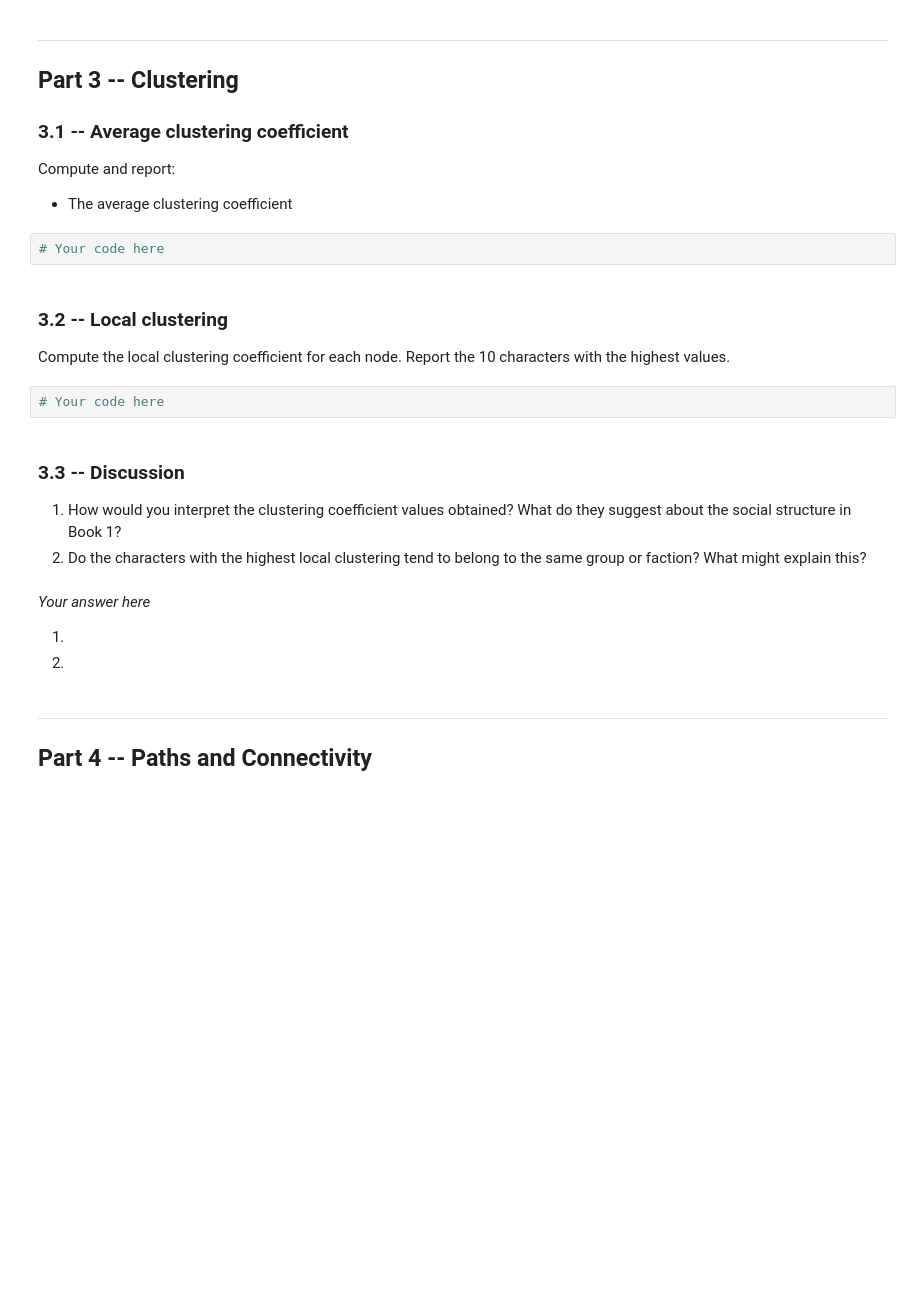
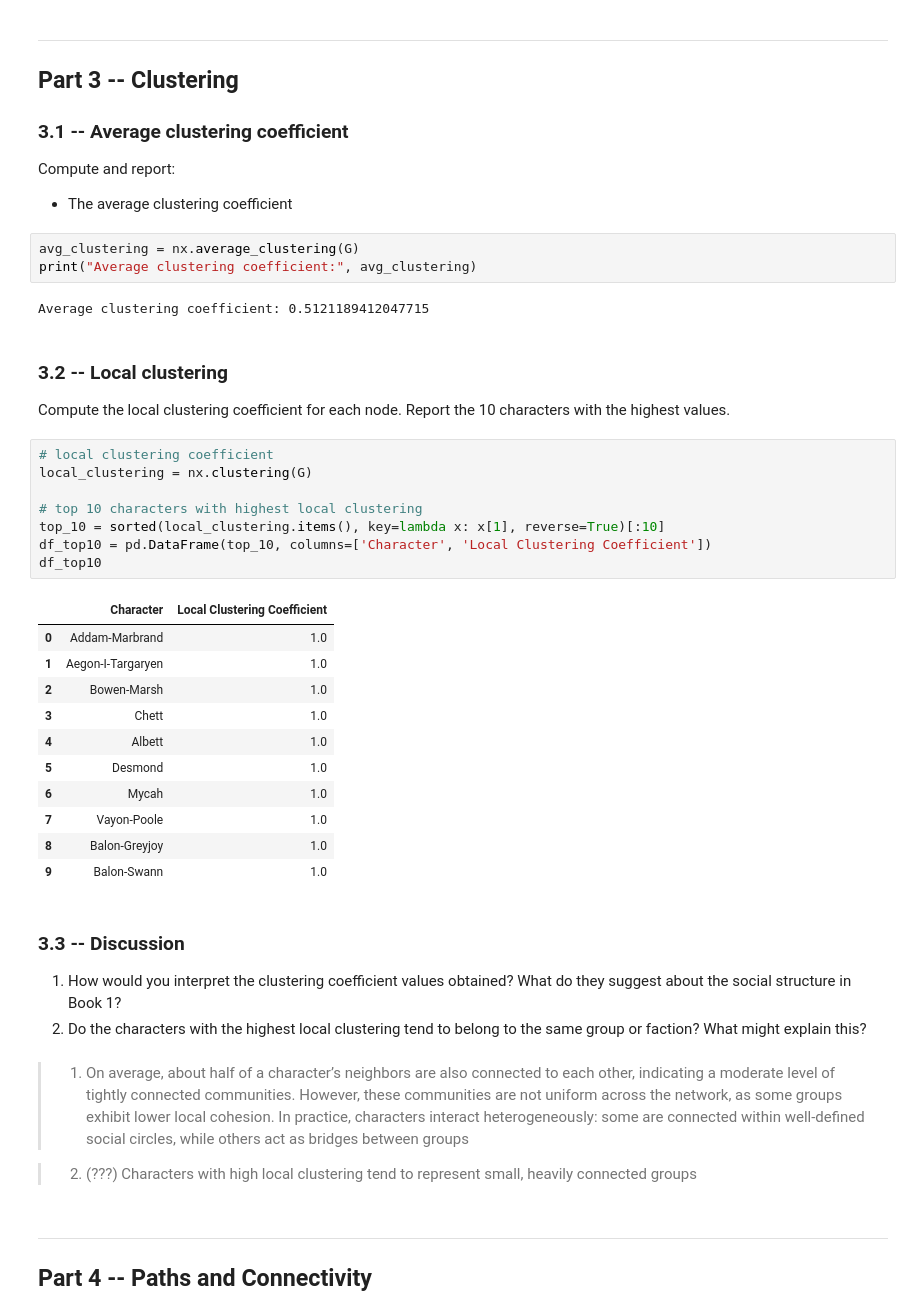
Before and after one commit to beatrizmarques2005/network-analysis, a Jupyter notebook: homeworks/Assignment01_GroupB.ipynb, the cells around one changed output. Saved outputs shown, nothing was run; the diff lists cells and outputs as text; blank space fills up the shorter version.

```diff
--- a/homeworks/Assignment01_GroupB.ipynb
+++ b/homeworks/Assignment01_GroupB.ipynb
@@ -295,23 +341,44 @@ Compute and report:
 
 - The average clustering coefficient
 # %%
-# Your code here
+avg_clustering = nx.average_clustering(G)
+print("Average clustering coefficient:", avg_clustering)
+# %% [output]
+Average clustering coefficient: 0.5121189412047715
 # %% [markdown]
 ### 3.2 -- Local clustering
 
 Compute the local clustering coefficient for each node. Report the 10 characters with the highest values.
 # %%
-# Your code here
+# local clustering coefficient
+local_clustering = nx.clustering(G)
+
+# top 10 characters with highest local clustering
+top_10 = sorted(local_clustering.items(), key=lambda x: x[1], reverse=True)[:10]
+df_top10 = pd.DataFrame(top_10, columns=['Character', 'Local Clustering Coefficient'])
+df_top10
+# %% [output]
+|  | Character | Local Clustering Coefficient |
+| 0 | Addam-Marbrand | 1.0 |
+| 1 | Aegon-I-Targaryen | 1.0 |
+| 2 | Bowen-Marsh | 1.0 |
+| 3 | Chett | 1.0 |
+| 4 | Albett | 1.0 |
+| 5 | Desmond | 1.0 |
+| 6 | Mycah | 1.0 |
+| 7 | Vayon-Poole | 1.0 |
+| 8 | Balon-Greyjoy | 1.0 |
+| 9 | Balon-Swann | 1.0 |
 # %% [markdown]
 ### 3.3 -- Discussion
 
 1. How would you interpret the clustering coefficient values obtained? What do they suggest about the social structure in Book 1?
 2. Do the characters with the highest local clustering tend to belong to the same group or faction? What might explain this?
 # %% [markdown]
-*Your answer here*
 
-1.
-2.
+> 1. On average, about half of a character’s neighbors are also connected to each other, indicating a moderate level of tightly connected communities. However, these communities are not uniform across the network, as some groups exhibit lower local cohesion. In practice, characters interact heterogeneously: some are connected within well-defined social circles, while others act as bridges between groups
+
+> 2. (???) Characters with high local clustering tend to represent small, heavily connected groups
 # %% [markdown]
 ---
 
```
Also changed, not shown: parts of 6 cells of this notebook, 1 other file.
